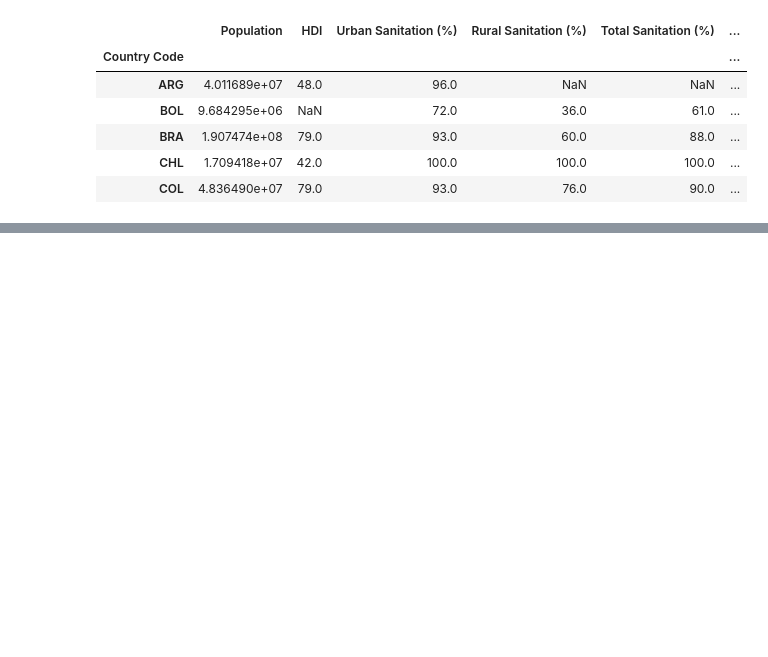
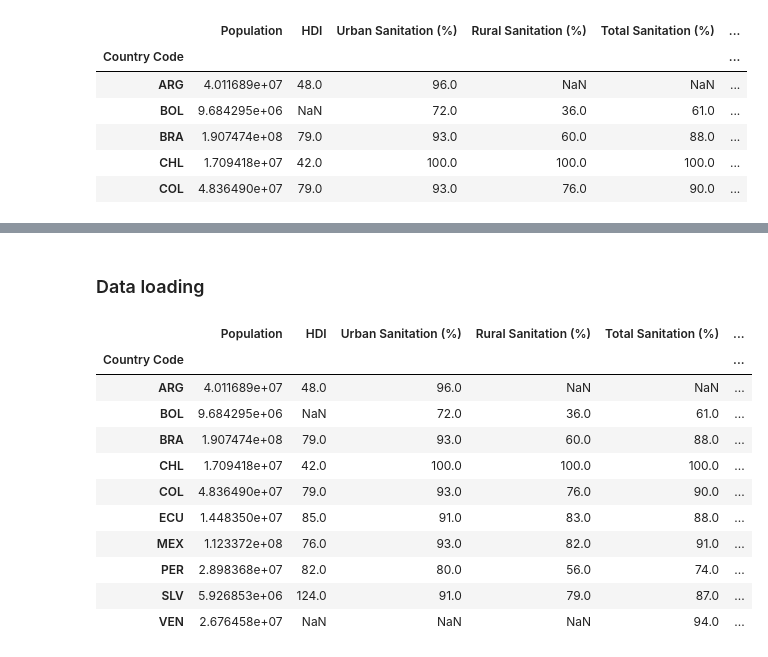
Before and after one commit to otavio-r-filho/nasa_space_apps, a Jupyter notebook: notebooks/analise_fatorial.ipynb, the cells around one changed output, grey strips where cells are left out. Saved outputs shown, nothing was run; the diff lists cells and outputs as text; code cells hidden in the pictures; blank space fills up the shorter version.

```diff
--- a/notebooks/analise_fatorial.ipynb
+++ b/notebooks/analise_fatorial.ipynb
@@ -420,0 +479,18 @@ Importante considerations:
+# %% [markdown]
+### Data loading
+# %%
+df_latin_america = pd.read_csv(data_latin_america_path, index_col=0)
+df_latin_america
+# %% [output]
+|  | Population | HDI | Urban Sanitation (%) | Rural Sanitation (%) | Total Sanitation (%) | ... |
+| Country Code |  |  |  |  |  | ... |
+| ARG | 4.011689e+07 | 48.0 | 96.0 | NaN | NaN | ... |
+| BOL | 9.684295e+06 | NaN | 72.0 | 36.0 | 61.0 | ... |
+| BRA | 1.907474e+08 | 79.0 | 93.0 | 60.0 | 88.0 | ... |
+| CHL | 1.709418e+07 | 42.0 | 100.0 | 100.0 | 100.0 | ... |
+| COL | 4.836490e+07 | 79.0 | 93.0 | 76.0 | 90.0 | ... |
+| ECU | 1.448350e+07 | 85.0 | 91.0 | 83.0 | 88.0 | ... |
+| MEX | 1.123372e+08 | 76.0 | 93.0 | 82.0 | 91.0 | ... |
+| PER | 2.898368e+07 | 82.0 | 80.0 | 56.0 | 74.0 | ... |
+| SLV | 5.926853e+06 | 124.0 | 91.0 | 79.0 | 87.0 | ... |
+| VEN | 2.676458e+07 | NaN | NaN | NaN | 94.0 | ... |
```
Also changed, not shown: parts of 10 cells of this notebook.
